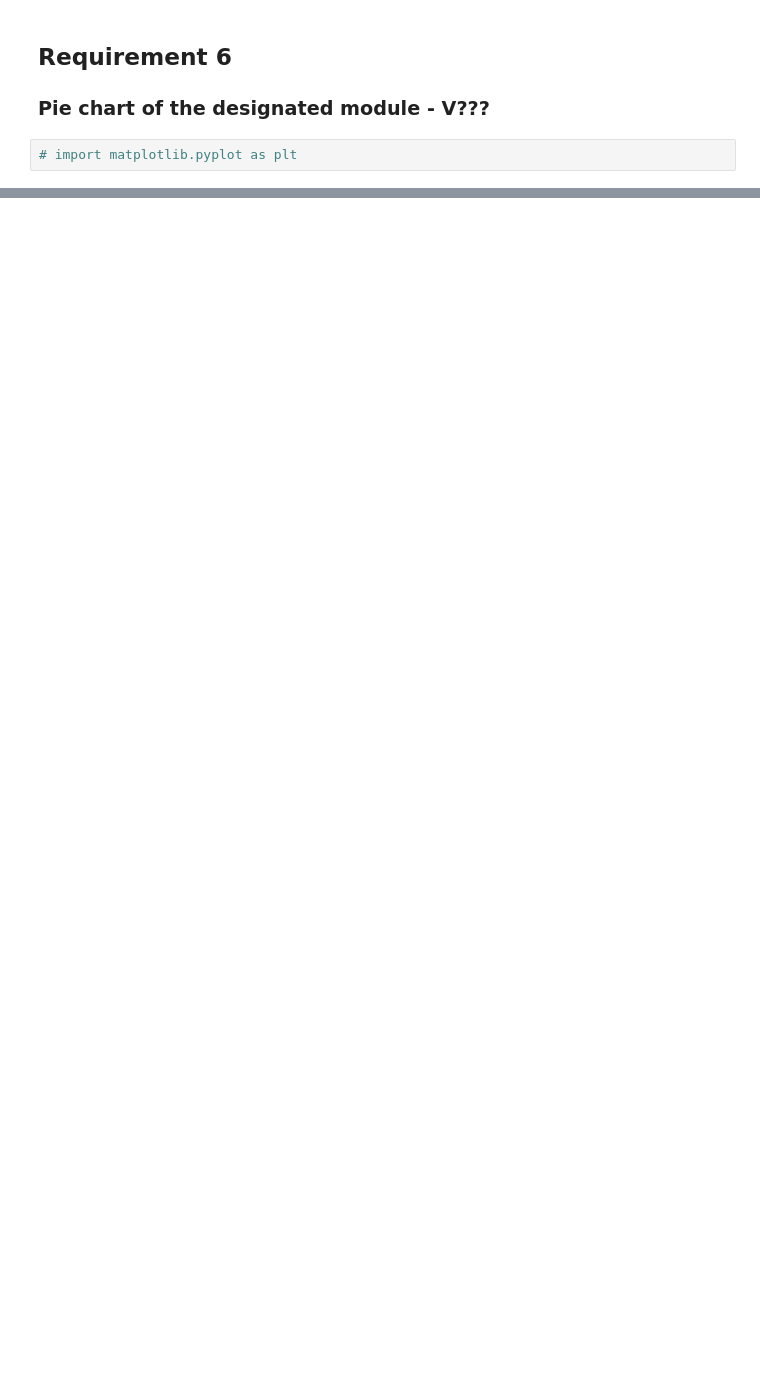
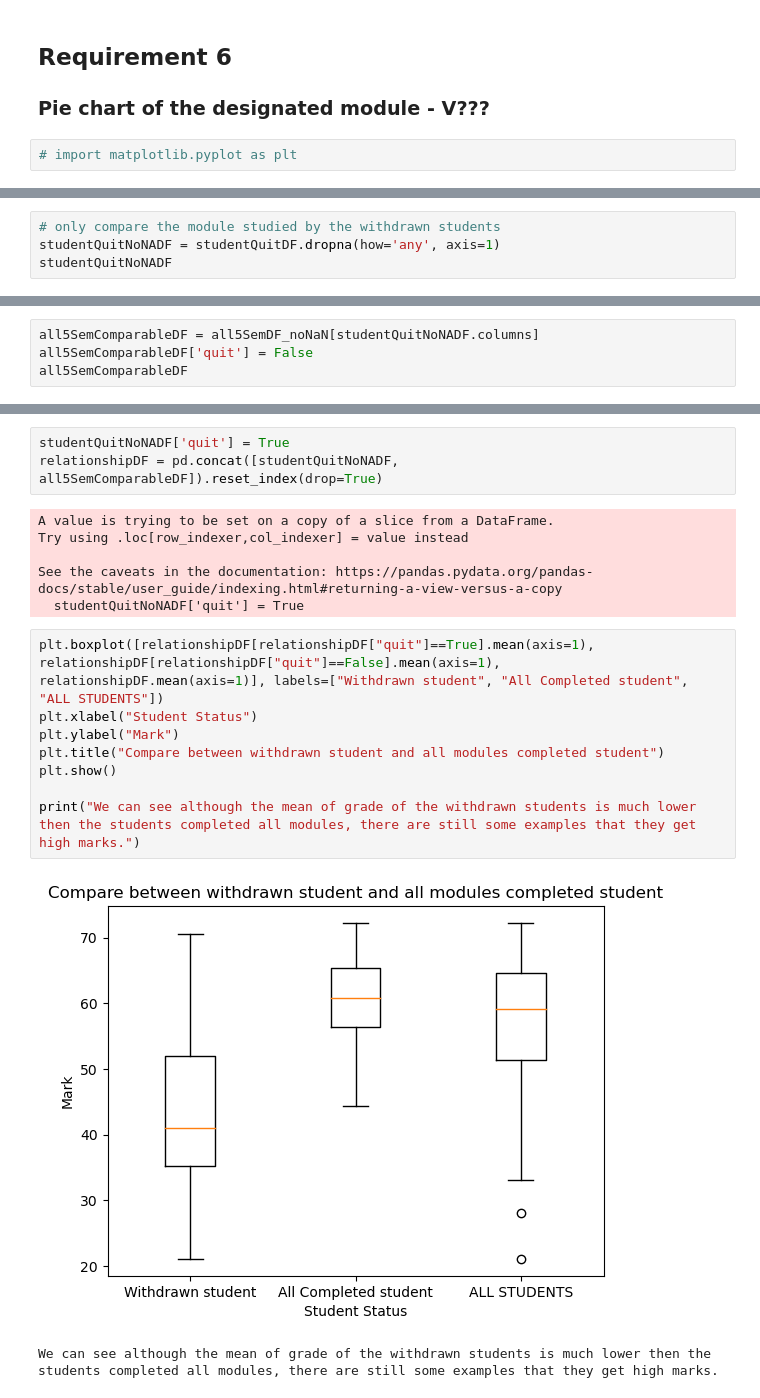
Before and after one commit to wingyeung0317/EEE4463, a Jupyter notebook: BD_Labs_V3/Lab6/YeungWing_MPBD.ipynb, the cells around one changed output, grey strips where cells are left out. Saved outputs shown, nothing was run; the diff lists cells and outputs as text; blank space fills up the shorter version.

```diff
--- a/BD_Labs_V3/Lab6/YeungWing_MPBD.ipynb
+++ b/BD_Labs_V3/Lab6/YeungWing_MPBD.ipynb
@@ -144,0 +253,4 @@ Text(0.5, 1.0, 'Scatter plot of LAN and EEE modules')
+# %%
+# only compare the module studied by the withdrawn students
+studentQuitNoNADF = studentQuitDF.dropna(how='any', axis=1)
+studentQuitNoNADF
@@ -144,0 +275,4 @@ Text(0.5, 1.0, 'Scatter plot of LAN and EEE modules')
+# %%
+all5SemComparableDF = all5SemDF_noNaN[studentQuitNoNADF.columns]
+all5SemComparableDF['quit'] = False
+all5SemComparableDF
@@ -144,0 +302,20 @@ Text(0.5, 1.0, 'Scatter plot of LAN and EEE modules')
+# %%
+studentQuitNoNADF['quit'] = True
+relationshipDF = pd.concat([studentQuitNoNADF, all5SemComparableDF]).reset_index(drop=True)
+# %% [output]
+A value is trying to be set on a copy of a slice from a DataFrame.
+Try using .loc[row_indexer,col_indexer] = value instead
+
+See the caveats in the documentation: https://pandas.pydata.org/pandas-docs/stable/user_guide/indexing.html#returning-a-view-versus-a-copy
+  studentQuitNoNADF['quit'] = True
+# %%
+plt.boxplot([relationshipDF[relationshipDF["quit"]==True].mean(axis=1), relationshipDF[relationshipDF["quit"]==False].mean(axis=1), relationshipDF.mean(axis=1)], labels=["Withdrawn student", "All Completed student", "ALL STUDENTS"])
+plt.xlabel("Student Status")
+plt.ylabel("Mark")
+plt.title("Compare between withdrawn student and all modules completed student")
+plt.show()
+
+print("We can see although the mean of grade of the withdrawn students is much lower then the students completed all modules, there are still some examples that they get high marks.")
+# %% [output]
+[figure, added]
+We can see although the mean of grade of the withdrawn students is much lower then the students completed all modules, there are still some examples that they get high marks.
```
Also changed, not shown: parts of 32 cells of this notebook, 7 other files.
